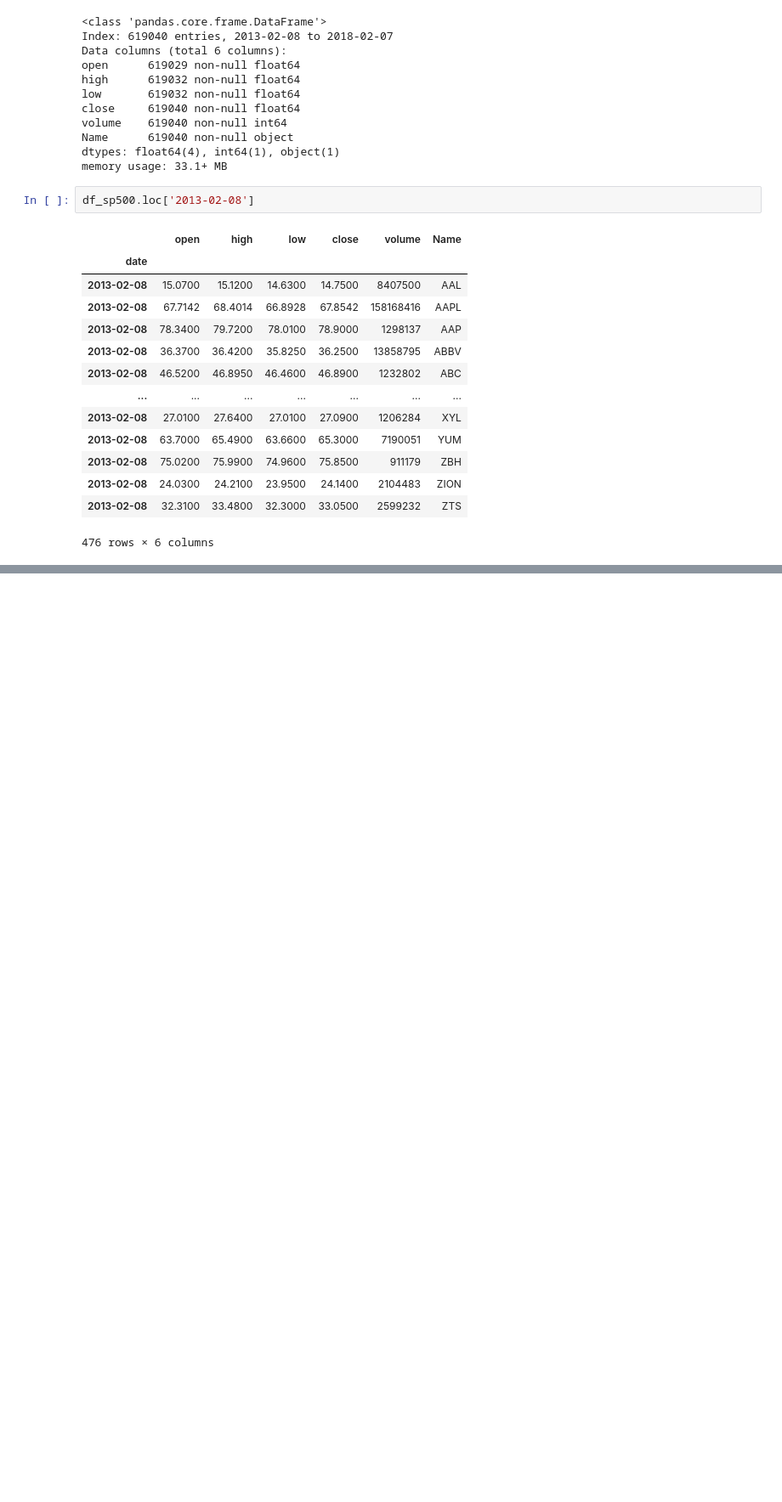
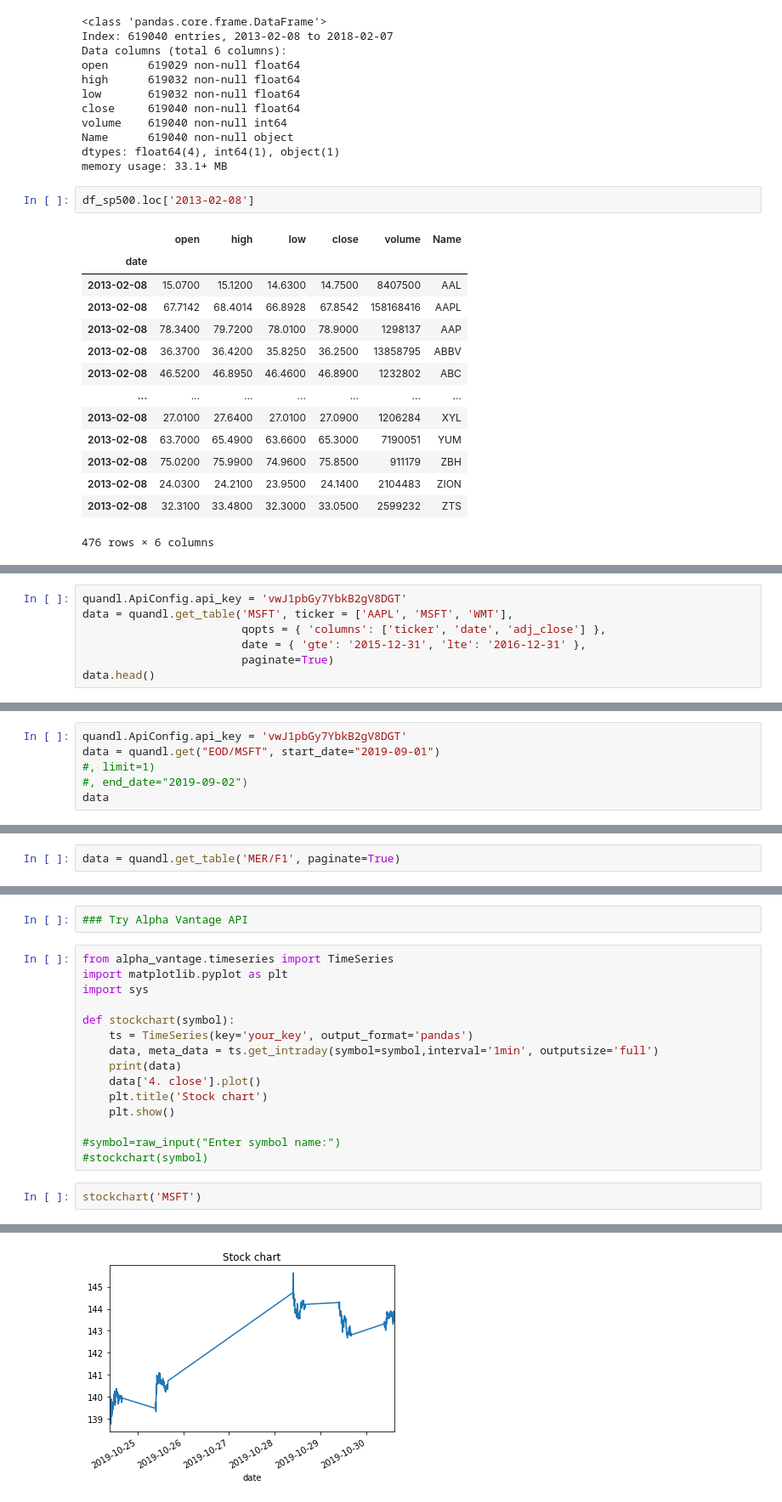
Before and after one commit to GabrielSGoncalves/serverless_etl_medium, a Jupyter notebook: serveless_ETL_using_Amazon_Lambda.ipynb, the cells around one changed output, grey strips where cells are left out. Shown at 85% size. Drawn from its saved outputs; the diff is of its cells as text; blank space fills up the shorter version.

```diff
--- a/serveless_ETL_using_Amazon_Lambda.ipynb
+++ b/serveless_ETL_using_Amazon_Lambda.ipynb
@@ -41,0 +46,7 @@ df_sp500.loc['2013-02-08']
+# %%
+quandl.ApiConfig.api_key = 'vwJ1pbGy7YbkB2gV8DGT'
+data = quandl.get_table('MSFT', ticker = ['AAPL', 'MSFT', 'WMT'],
+                        qopts = { 'columns': ['ticker', 'date', 'adj_close'] },
+                        date = { 'gte': '2015-12-31', 'lte': '2016-12-31' },
+                        paginate=True)
+data.head()
@@ -41,0 +61,6 @@ df_sp500.loc['2013-02-08']
+# %%
+quandl.ApiConfig.api_key = 'vwJ1pbGy7YbkB2gV8DGT'
+data = quandl.get("EOD/MSFT", start_date="2019-09-01")
+#, limit=1)
+#, end_date="2019-09-02")
+data
@@ -41,0 +120,2 @@ df_sp500.loc['2013-02-08']
+# %%
+data = quandl.get_table('MER/F1', paginate=True)
@@ -41,0 +203,20 @@ df_sp500.loc['2013-02-08']
+# %%
+### Try Alpha Vantage API
+# %%
+from alpha_vantage.timeseries import TimeSeries
+import matplotlib.pyplot as plt
+import sys
+
+def stockchart(symbol):
+    ts = TimeSeries(key='your_key', output_format='pandas')
+    data, meta_data = ts.get_intraday(symbol=symbol,interval='1min', outputsize='full')
+    print(data)
+    data['4. close'].plot()
+    plt.title('Stock chart')
+    plt.show()
+
+#symbol=raw_input("Enter symbol name:")
+#stockchart(symbol)
+# %%
+stockchart('MSFT')
+# %% [output]
@@ -41,0 +238 @@ df_sp500.loc['2013-02-08']
+[figure, added]
```
Also changed, not shown: parts of 16 cells of this notebook.
